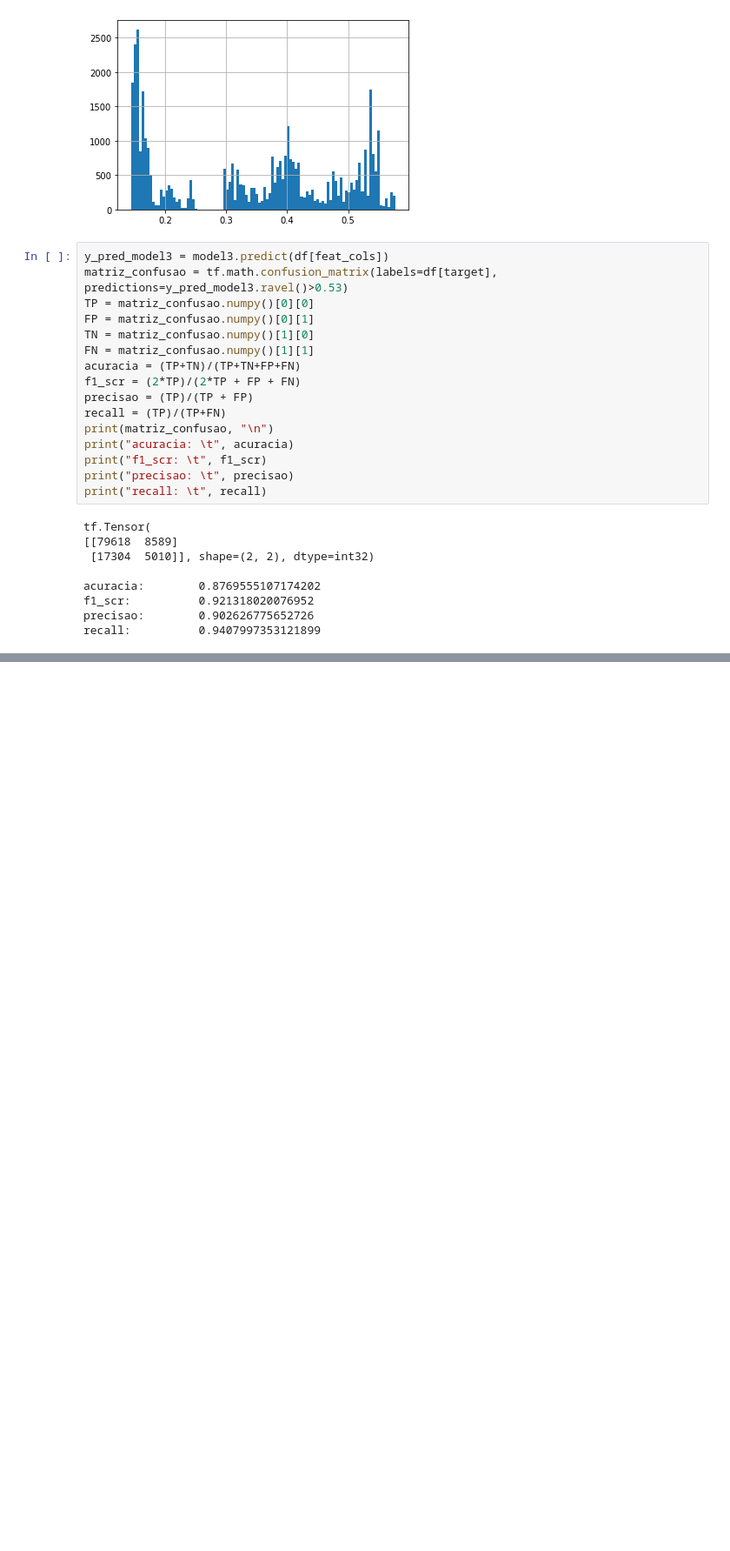
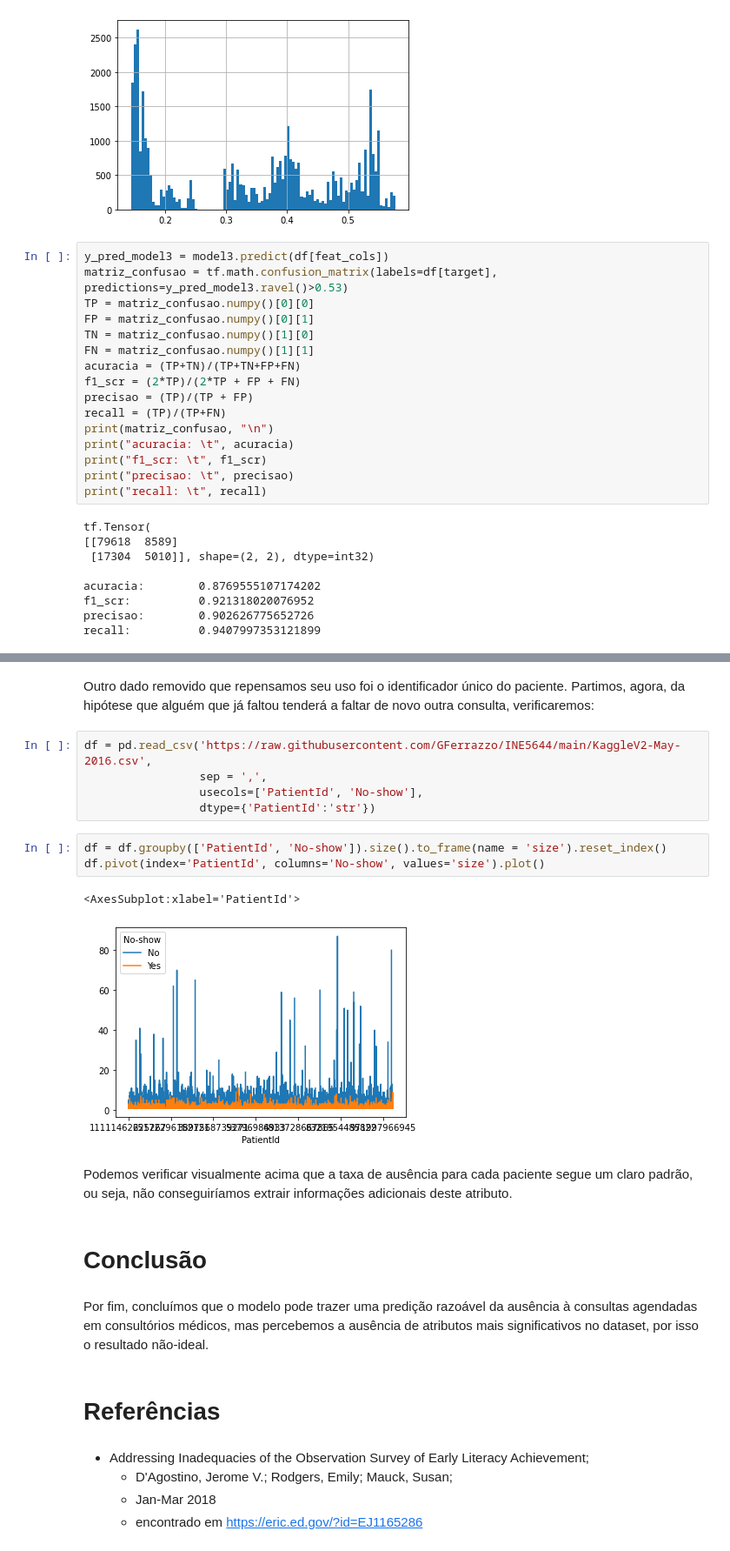
Before and after one commit to GFerrazzo/INE5644, a Jupyter notebook: Entrega Final.ipynb, the cells around one changed output, grey strips where cells are left out. Shown: that part at 87% size. Saved outputs shown, nothing was run; the diff lists cells and outputs as text; blank space fills up the shorter version.

```diff
--- a/Entrega Final.ipynb
+++ b/Entrega Final.ipynb
@@ -505,0 +487,26 @@ Referências:
+# %% [markdown]
+Outro dado removido que repensamos seu uso foi o identificador único do paciente. Partimos, agora, da hipótese que alguém que já faltou tenderá a faltar de novo outra consulta, verificaremos:
+# %%
+df = pd.read_csv('https://raw.githubusercontent.com/GFerrazzo/INE5644/main/KaggleV2-May-2016.csv',
+                 sep = ',',
+                 usecols=['PatientId', 'No-show'],
+                 dtype={'PatientId':'str'})
+# %%
+df = df.groupby(['PatientId', 'No-show']).size().to_frame(name = 'size').reset_index()
+df.pivot(index='PatientId', columns='No-show', values='size').plot()
+# %% [output]
+<AxesSubplot:xlabel='PatientId'>
+[figure, added]
+# %% [markdown]
+Podemos verificar visualmente acima que a taxa de ausência para cada paciente segue um claro padrão, ou seja, não conseguiríamos extrair informações adicionais deste atributo.
+# %% [markdown]
+# Conclusão
+# %% [markdown]
+Por fim, concluímos que o modelo pode trazer uma predição razoável da ausência à consultas agendadas em consultórios médicos, mas percebemos a ausência de atributos mais significativos no dataset, por isso o resultado não-ideal.
+# %% [markdown]
+# Referências
+# %% [markdown]
+- Addressing Inadequacies of the Observation Survey of Early Literacy Achievement;
+    - D'Agostino, Jerome V.; Rodgers, Emily; Mauck, Susan;
+    - Jan-Mar 2018
+    - encontrado em https://eric.ed.gov/?id=EJ1165286
```
Also changed, not shown: parts of 29 cells of this notebook.
